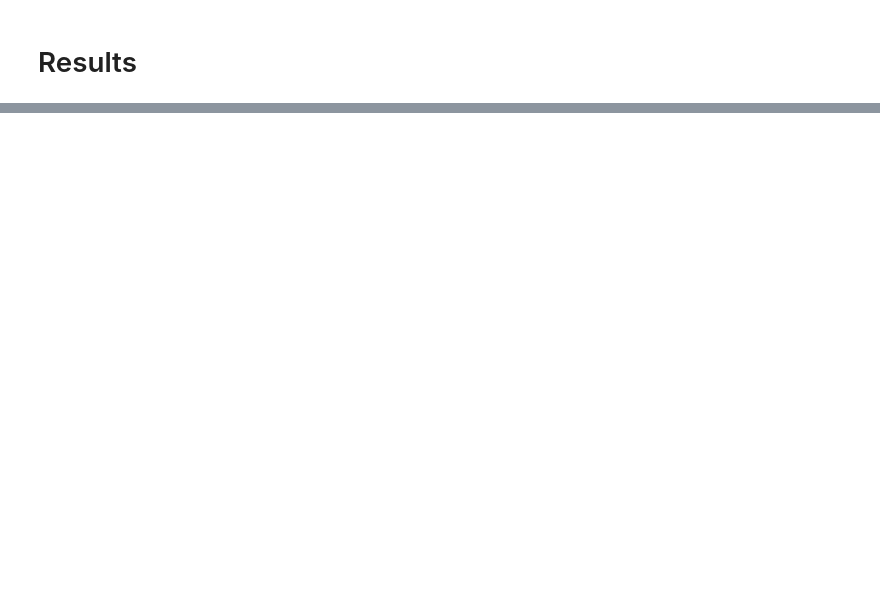
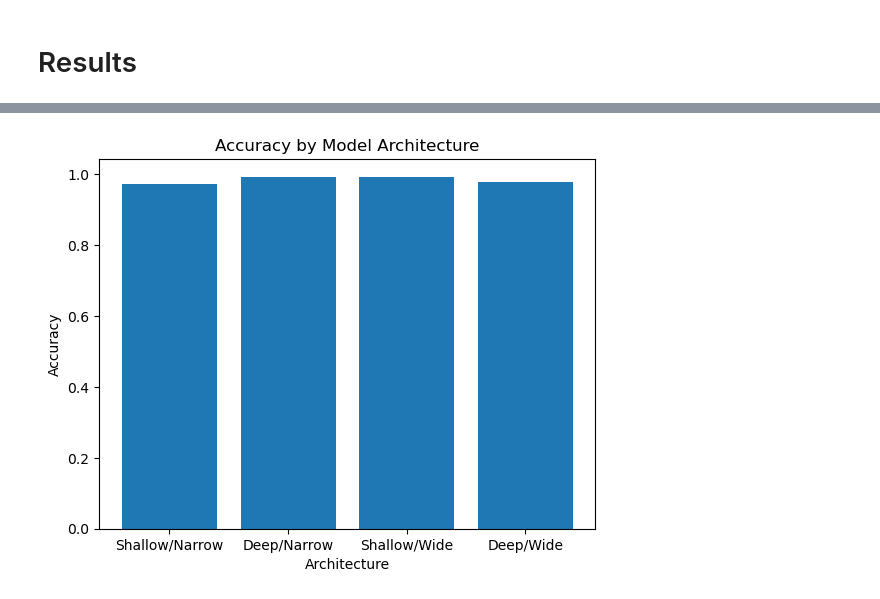
Before and after one commit to pnnoc/ML_FinalProject, a Jupyter notebook: Neural_Net.ipynb, the cells around one changed output, grey strips where cells are left out. Cells and saved outputs as stored; diff of their text form; code cells hidden in the pictures; blank space fills up the shorter version.

```diff
--- a/Neural_Net.ipynb
+++ b/Neural_Net.ipynb
@@ -130,23 +78,0 @@ under_sampled_df.head(20)
-# %%
-X_undersampled = under_sampled_df.drop(columns='Label').to_numpy()
-y_undersampled = under_sampled_df["Label"].to_numpy()
-
-X_u_train, X_u_temp, y_u_train, y_u_temp = train_test_split(X_undersampled, y_undersampled, test_size=0.3, random_state=random_seed)
-X_u_val, X_u_test, y_u_val, y_u_test = train_test_split(X_u_temp, y_u_temp, test_size=0.5, random_state=random_seed)
-
-X_train, X_temp, y_train, y_temp = train_test_split(X, y, test_size=0.3, random_state=random_seed)
-X_val, X_test, y_val, y_test = train_test_split(X_temp, y_temp, test_size=0.5, random_state=random_seed)
-
-training_df = pd.DataFrame(np.column_stack((X_train, y_train)), columns=['Bprob', 'BsLxy', 'L2iso/L2pt', 'Bcos', 'Kiso/Kpt', 'LKdz', 'LKdr', 'Passymetry', 'Kip3d/Kip3dErr', 'L1id', 'L2id','Label'])
-valid_df = pd.DataFrame(np.column_stack((X_val, y_val)), columns=['Bprob', 'BsLxy', 'L2iso/L2pt', 'Bcos', 'Kiso/Kpt', 'LKdz', 'LKdr', 'Passymetry', 'Kip3d/Kip3dErr', 'L1id', 'L2id','Label'])
-test_df = pd.DataFrame(np.column_stack((X_test, y_test)), columns=['Bprob', 'BsLxy', 'L2iso/L2pt', 'Bcos', 'Kiso/Kpt', 'LKdz', 'LKdr', 'Passymetry', 'Kip3d/Kip3dErr', 'L1id', 'L2id','Label'])
-
-print("W/o Undersampling:")
-print(f"Training set: {X_train.shape}")
-print(f"Validation set: {X_val.shape}")
-print(f"Test set: {X_test.shape}")
-print("---------------------------------------------------\n")
-print("W/ Undersampling:")
-print(f"Training set: {X_u_train.shape}")
-print(f"Validation set: {X_u_val.shape}")
-print(f"Test set: {X_u_test.shape}")
@@ -254,0 +81,3 @@ test_u_dataloader = DataLoader(dataset=test_u_dataset, batch_size=32, shuffle=Fa
+# %%
+training_dataloader, validation_dataloader, test_dataloader = data_manipulator.get_dataloaders(X_train, y_train, X_val, y_val, X_test, y_test)
+training_u_dataloader, validation_u_dataloader, test_u_dataloader = data_manipulator.get_dataloaders(X_u_train, y_u_train, X_u_val, y_u_val, X_u_test, y_u_test)
@@ -589,0 +243,4 @@ plt.show()
+# %%
+results_builder.plot_accuracy_by_architecture()
+# %% [output]
+[figure, added]
```
Also changed, not shown: parts of 30 cells of this notebook, 4 other files.
